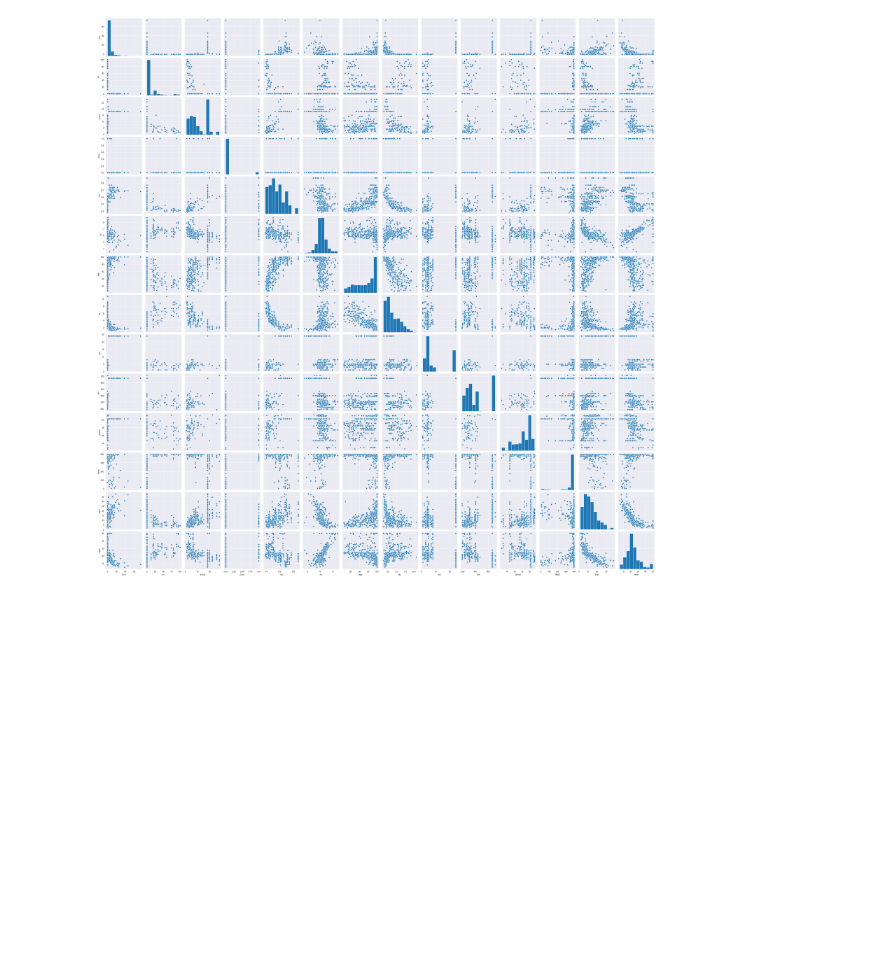
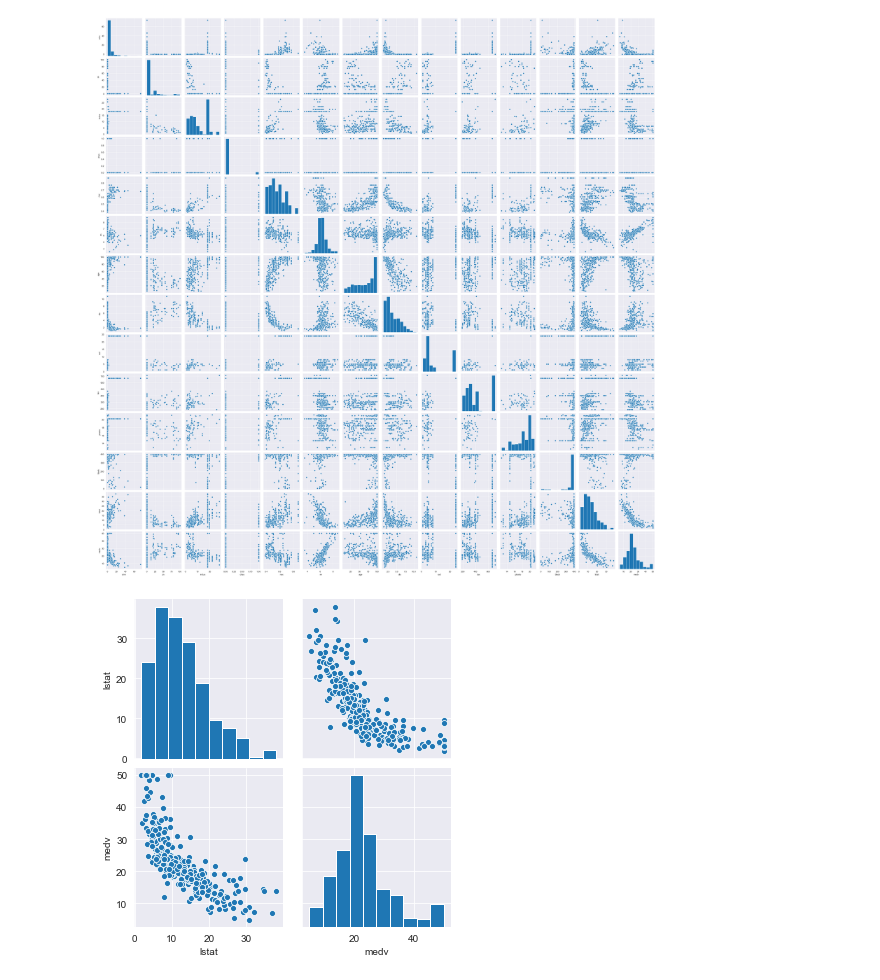
Before and after one commit to Marco-Amadeo/Project-UNI, a Jupyter notebook: PML-2.ipynb, the cells around one changed output. Drawn from its saved outputs; the diff is of its cells as text; code cells hidden in the pictures; blank space fills up the shorter version.

```diff
--- a/PML-2.ipynb
+++ b/PML-2.ipynb
@@ -86,3 +108,13 @@ sns.pairplot(df_train)
 plt.show()
 # %% [output]
 [figure]
+# %%
+
+rows = [[df_train.iloc[:, 12].values[i], df_train.iloc[:, 13].values[i]]
+        for i in range(len(df_train.iloc[:, 12]))]
+modified_df = pd.DataFrame(rows, columns = ["lstat", "medv"])
+# %%
+sns.pairplot(modified_df)
+plt.show()
+# %% [output]
+[figure, added]
```
Also changed, not shown: parts of 22 cells of this notebook.
